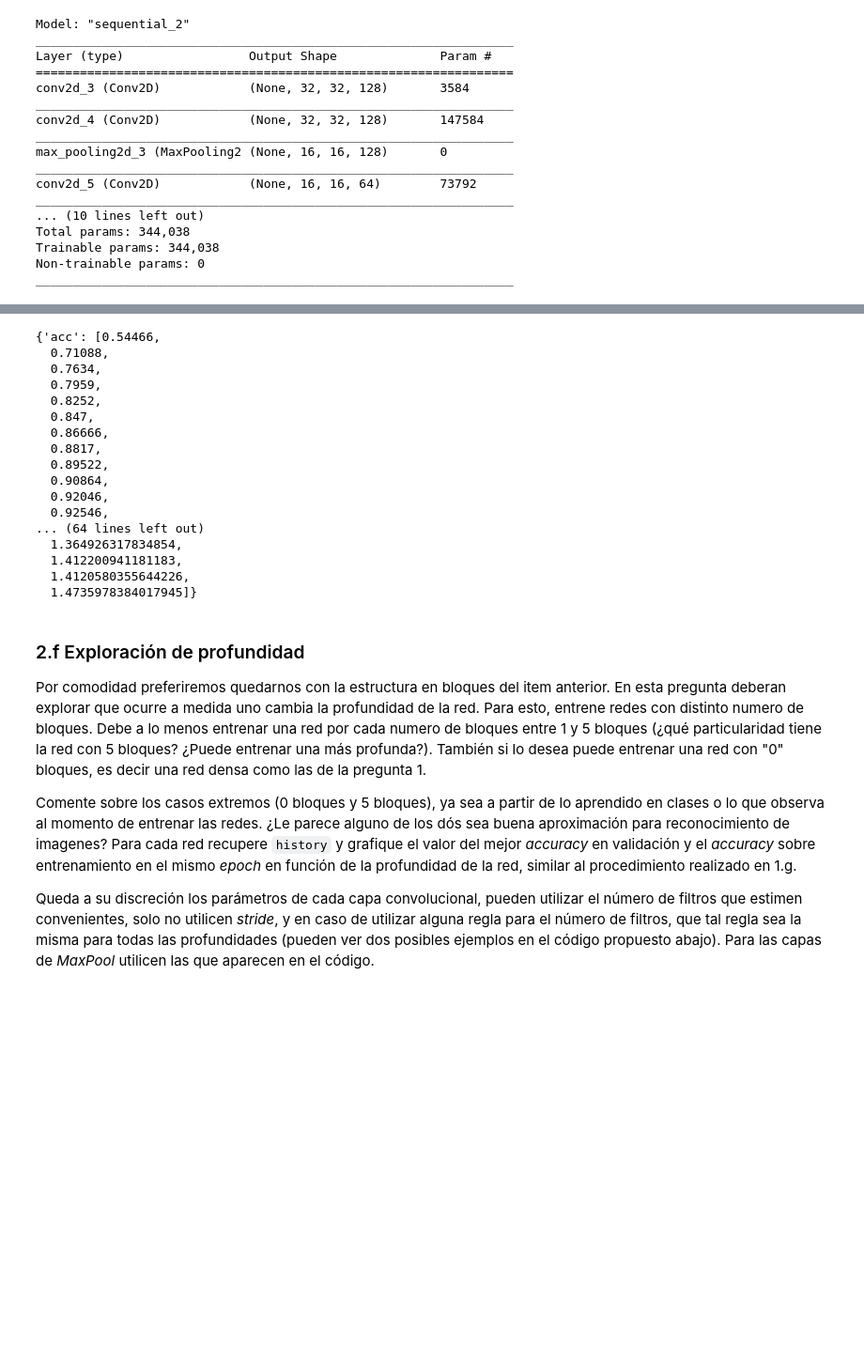
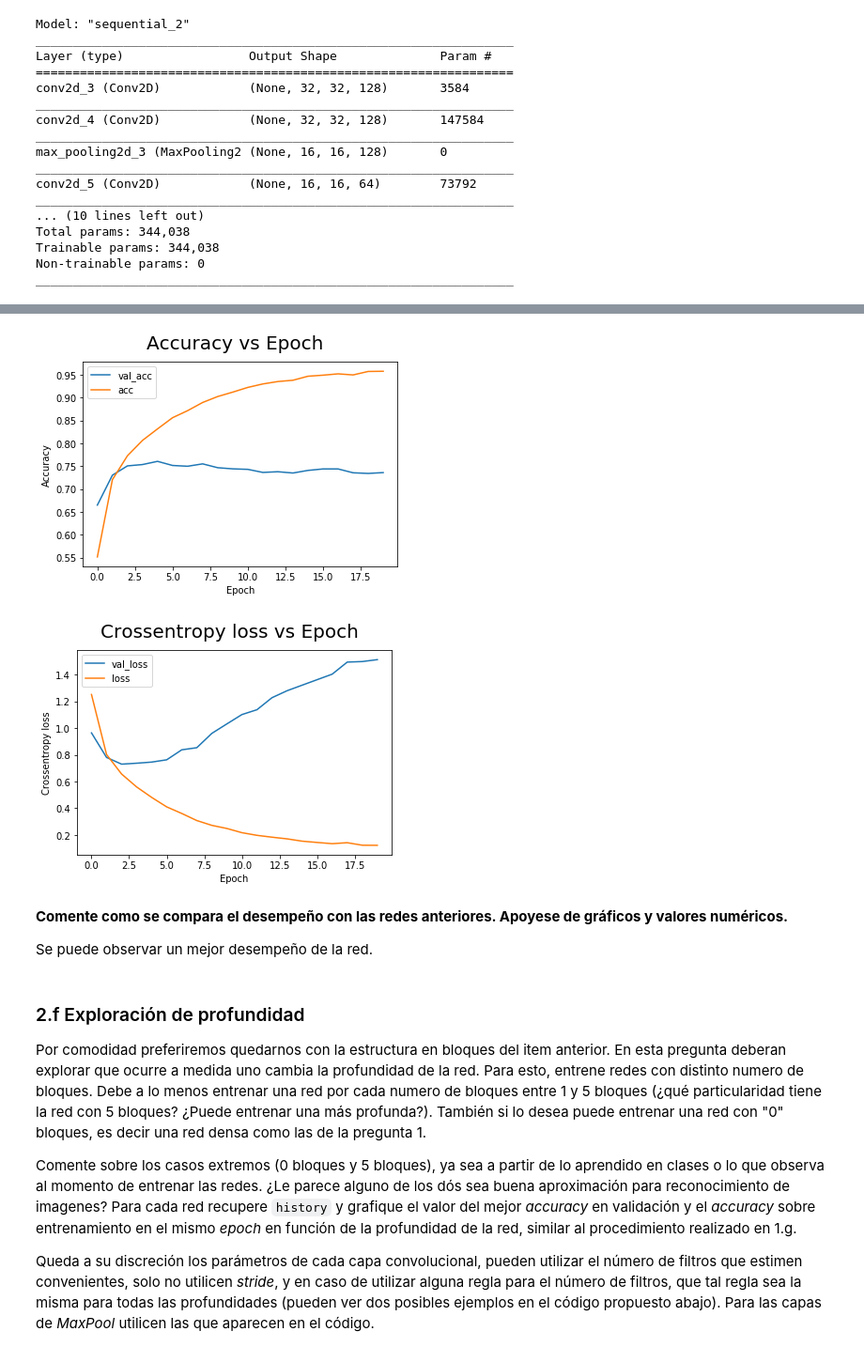
Before and after one commit to Raurur00/INF-395-477-2019-Tarea-1, a Jupyter notebook: Tarea1_NN.ipynb, the cells around one changed output, grey strips where cells are left out. Shown at 94% size. Cells and saved outputs as stored; diff of their text form; code cells hidden in the pictures; blank space fills up the shorter version.

```diff
--- a/Tarea1_NN.ipynb
+++ b/Tarea1_NN.ipynb
@@ -1309,23 +1398,26 @@ Epoch 20/20
-# %%
-h.history
-# %% [output]
-{'acc': [0.54466,
-  0.71088,
-  0.7634,
-  0.7959,
-  0.8252,
-  0.847,
-  0.86666,
-  0.8817,
-  0.89522,
-  0.90864,
-  0.92046,
-  0.92546,
-... (64 lines left out)
-  1.364926317834854,
-  1.412200941181183,
-  1.4120580355644226,
-  1.4735978384017945]}
+# %%
+plt.plot(h.history['val_acc'], label="val_acc")
+plt.plot(h.history['acc'], label="acc")
+plt.suptitle("Accuracy vs Epoch", fontsize=20)
+plt.xlabel("Epoch")
+plt.ylabel("Accuracy")
+plt.legend()
+plt.show()
+
+plt.plot(h.history['val_loss'], label="val_loss")
+plt.plot(h.history['loss'], label="loss")
+plt.suptitle("Crossentropy loss vs Epoch", fontsize=20)
+plt.xlabel("Epoch")
+plt.ylabel("Crossentropy loss")
+plt.legend()
+plt.show()
+# %% [output]
+[figure, added]
+[figure, added]
+# %% [markdown]
+**Comente como se compara el desempeño con las redes anteriores. Apoyese de gráficos y valores numéricos.**
+
+Se puede observar un mejor desempeño de la red.
 # %% [markdown]
 ### 2.f Exploración de profundidad
 
```
Also changed, not shown: parts of 32 cells of this notebook.
